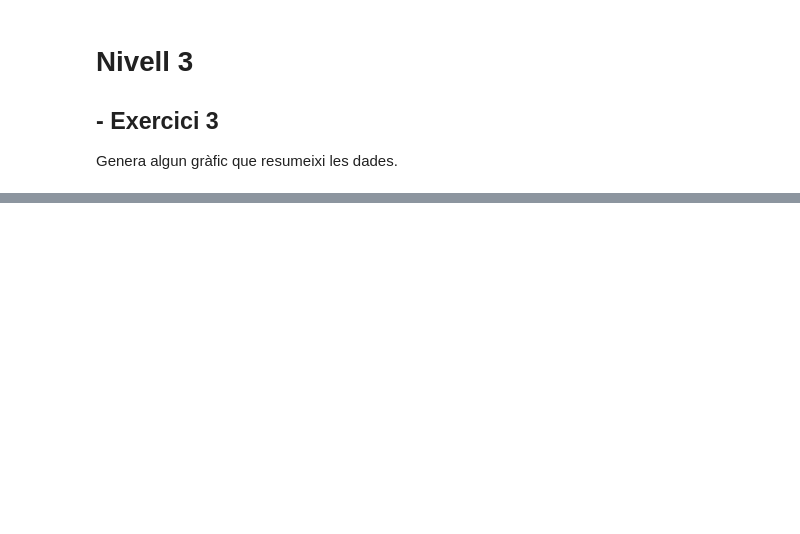
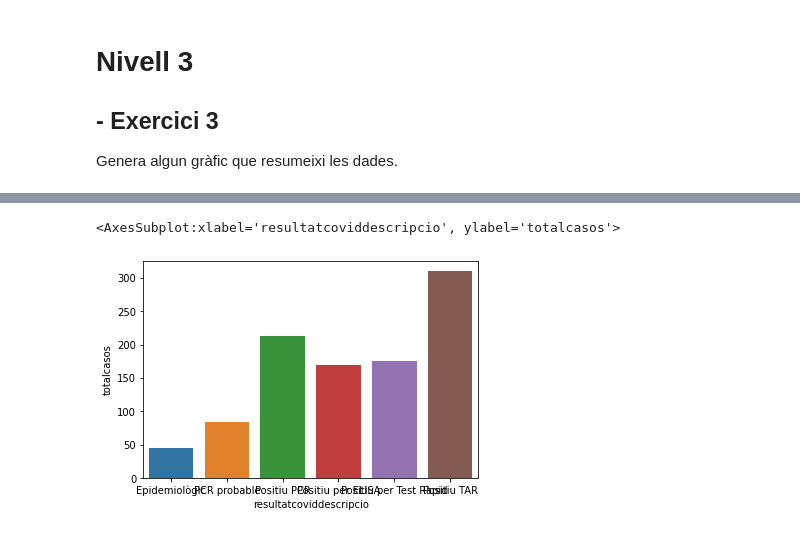
Before and after one commit to mmarcrr/Base-de-dades-, a Jupyter notebook: S13T02 .ipynb, the cells around one changed output, grey strips where cells are left out. Drawn from its saved outputs; the diff is of its cells as text; code cells hidden in the pictures; blank space fills up the shorter version.

```diff
--- a/S13T02 .ipynb
+++ b/S13T02 .ipynb
@@ -36,0 +193,6 @@ Genera algun gràfic que resumeixi les dades.
+# %%
+df_covid_res = pd.read_sql('SELECT resultatcoviddescripcio,count(numcasos) as totalcasos FROM covid GROUP BY resultatcoviddescripcio ', con=engine)
+sns.barplot(y='totalcasos', x='resultatcoviddescripcio',  data=df_covid_res)
+# %% [output]
+<AxesSubplot:xlabel='resultatcoviddescripcio', ylabel='totalcasos'>
+[figure, added]
```
Also changed, not shown: parts of 16 cells of this notebook.
